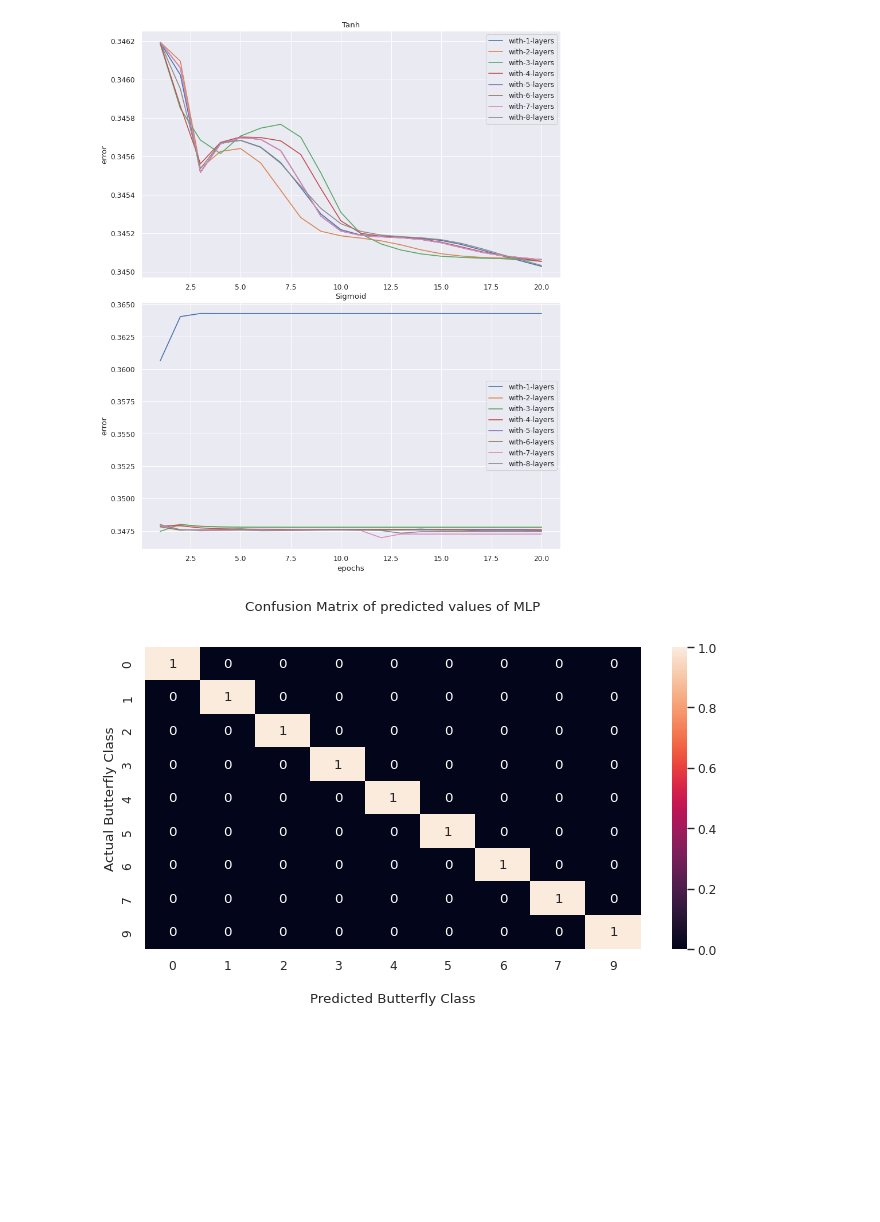
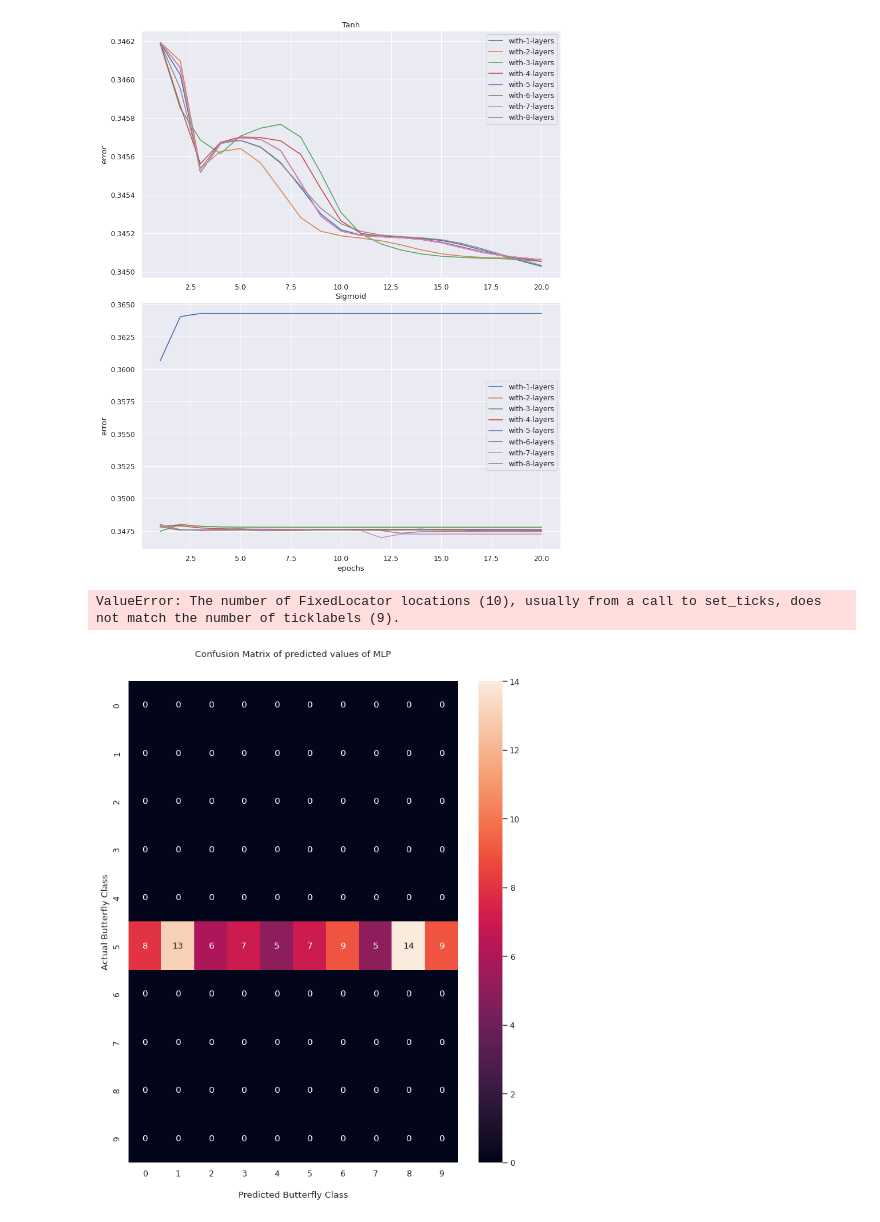
Before and after one commit to jorgevasquezutec/IAProyecto3Armadillo, a Jupyter notebook: plots.ipynb, the cells around one changed output. Cells and saved outputs as stored; diff of their text form; code cells hidden in the pictures; blank space fills up the shorter version.

Commit message:
plot update

```diff
--- a/plots.ipynb
+++ b/plots.ipynb
@@ -75,23 +75,24 @@ ax1.set(xlabel="epochs", ylabel="error")
 [Text(0.5, 92.00000000000011, 'epochs'), Text(65.5, 0.5, 'error')]
 [figure]
 # %%
-
-actual = [0, 1, 2, 3, 4, 5, 6, 7, 9]
-predicted = [0, 1, 2, 3, 4, 5, 6, 7, 9]
+# our best try
+actual = [5,5,5,5,5,5,5,5,5,5,5,5,5,5,5,5,5,5,5,5,5,5,5,5,5,5,5,5,5,5,5,5,5,5,5,5,5,5,5,5,5,5,5,5,5,5,5,5,5,5,5,5,5,5,5,5,5,5,5,5,5,5,5,5,5,5,5,5,5,5,5,5,5,5,5,5,5,5,5,5,5,5,5]
+predicted = [0,0,0,0,0,0,0,0,1,1,1,1,1,1,1,1,1,1,1,1,1,2,2,2,2,2,2,3,3,3,3,3,3,3,4,4,4,4,4,5,5,5,5,5,5,5,6,6,6,6,6,6,6,6,6,7,7,7,7,7,8,8,8,8,8,8,8,8,8,8,8,8,8,8,9,9,9,9,9,9,9,9,9]
 
 confusion_matrix = metrics.confusion_matrix(actual, predicted)
 
 ax = sns.heatmap(confusion_matrix, annot=True)
 
 ax.set_title('Confusion Matrix of predicted values of MLP\n\n')
 ax.set_xlabel('\nPredicted Butterfly Class')
 ax.set_ylabel('Actual Butterfly Class')
 
 ## Ticket labels - List must be in alphabetical order
 ax.xaxis.set_ticklabels([0, 1, 2, 3, 4, 5, 6, 7, 9])
 ax.yaxis.set_ticklabels([0, 1, 2, 3, 4, 5, 6, 7, 9])
 
 ## Display the visualization of the Confusion Matrix.
 plt.show()
 # %% [output]
+ValueError: The number of FixedLocator locations (10), usually from a call to set_ticks, does not match the number of ticklabels (9).
-[figure, old version]
+[figure, new version]
```
Also changed, not shown: 1 other file.
